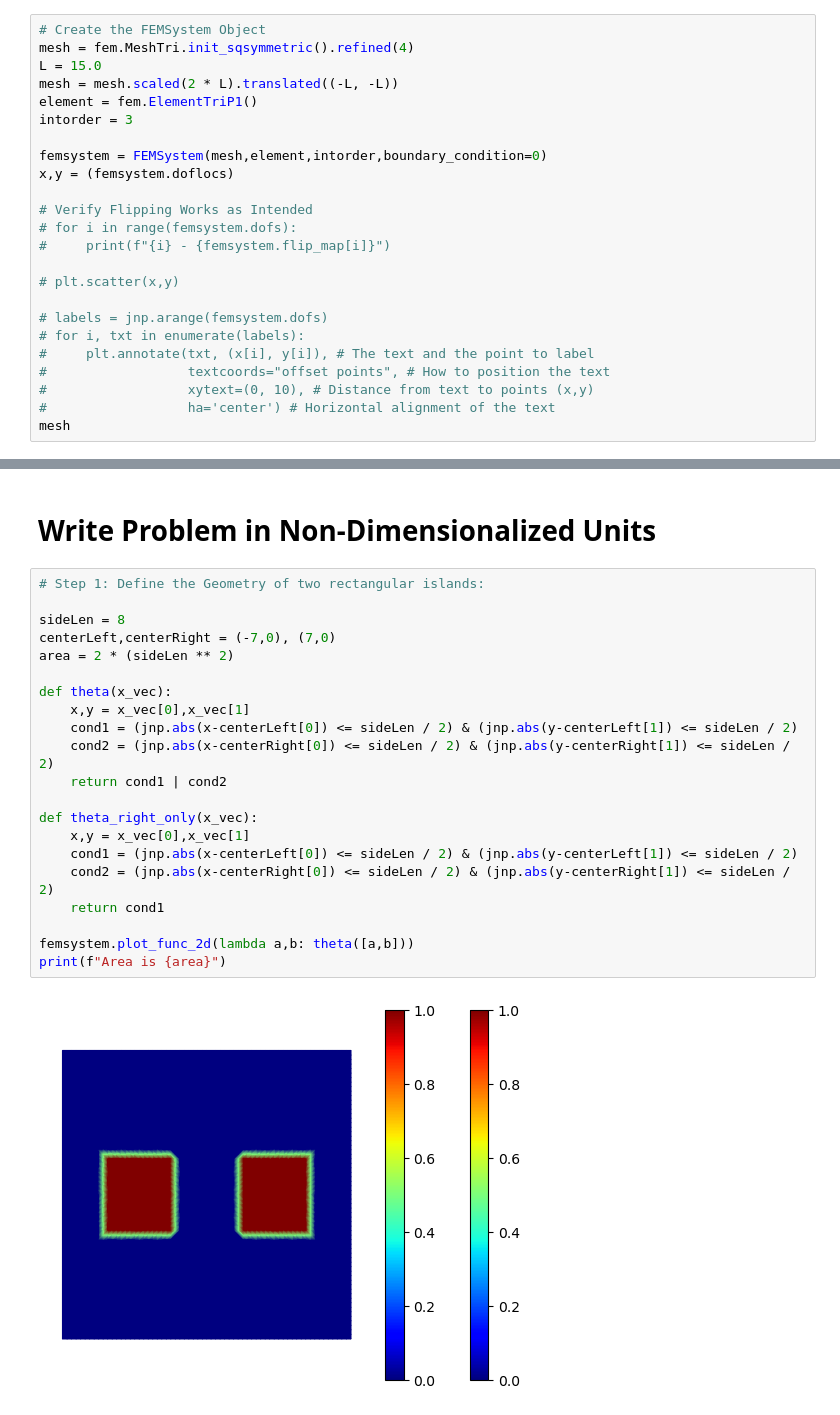
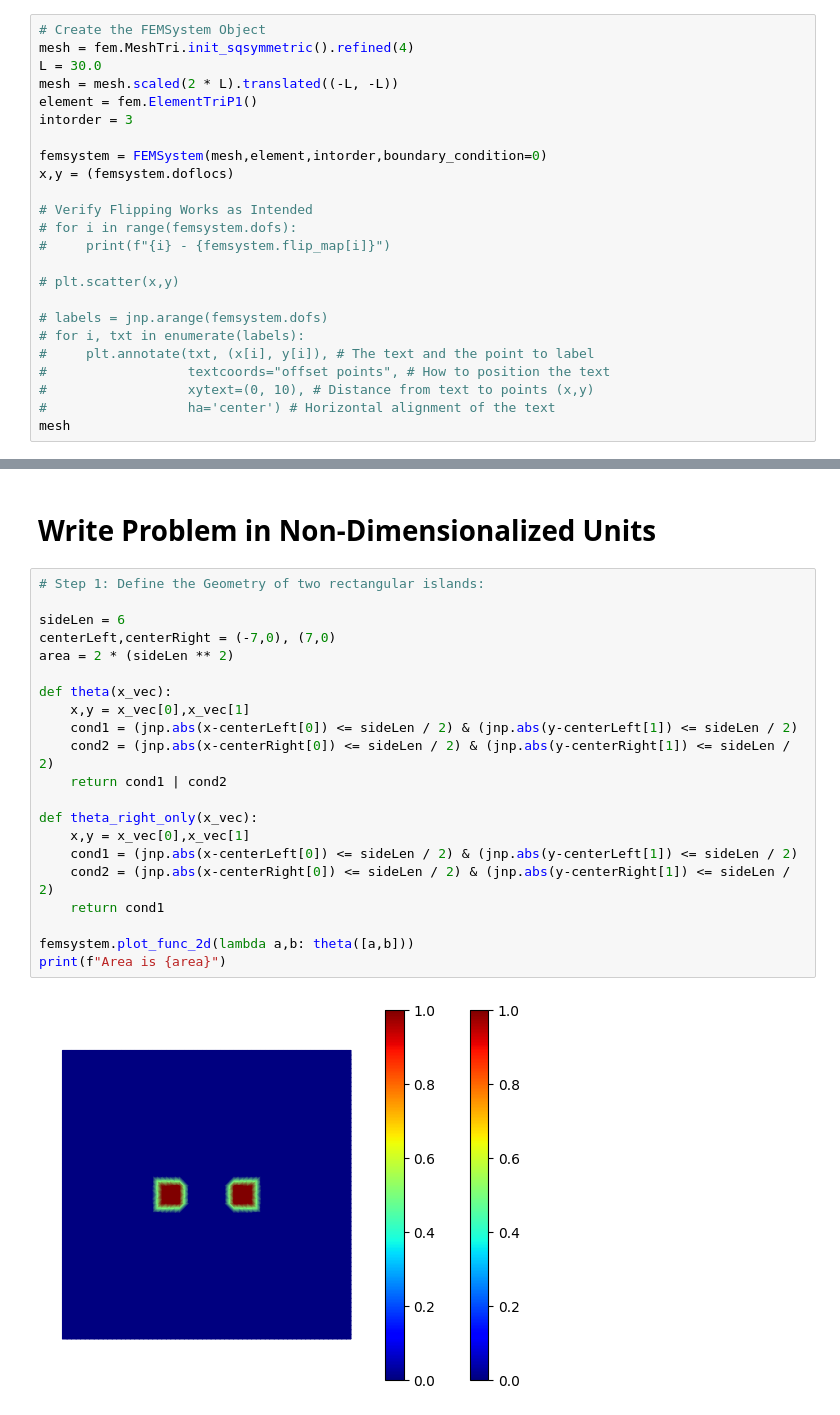
Before and after one commit to vcaipu/cqednumerics, a Jupyter notebook: examples/2DZeroPoint.ipynb, the cells around one changed output, grey strips where cells are left out. Cells and saved outputs as stored; diff of their text form.

```diff
--- a/examples/2DZeroPoint.ipynb
+++ b/examples/2DZeroPoint.ipynb
@@ -13,7 +18,7 @@ from FEMSystem import FEMSystem
 # %%
 # Create the FEMSystem Object
 mesh = fem.MeshTri.init_sqsymmetric().refined(4)
-L = 15.0
+L = 30.0
 mesh = mesh.scaled(2 * L).translated((-L, -L))
 element = fem.ElementTriP1()
 intorder = 3
@@ -44,23 +51,23 @@ mesh
 # %%
 # Step 1: Define the Geometry of two rectangular islands:
 
-sideLen = 8
+sideLen = 6
 centerLeft,centerRight = (-7,0), (7,0)
 area = 2 * (sideLen ** 2)
 
 def theta(x_vec):
     x,y = x_vec[0],x_vec[1]
     cond1 = (jnp.abs(x-centerLeft[0]) <= sideLen / 2) & (jnp.abs(y-centerLeft[1]) <= sideLen / 2)
     cond2 = (jnp.abs(x-centerRight[0]) <= sideLen / 2) & (jnp.abs(y-centerRight[1]) <= sideLen / 2)
     return cond1 | cond2
 
 def theta_right_only(x_vec):
     x,y = x_vec[0],x_vec[1]
     cond1 = (jnp.abs(x-centerLeft[0]) <= sideLen / 2) & (jnp.abs(y-centerLeft[1]) <= sideLen / 2)
     cond2 = (jnp.abs(x-centerRight[0]) <= sideLen / 2) & (jnp.abs(y-centerRight[1]) <= sideLen / 2)
     return cond1
 
 femsystem.plot_func_2d(lambda a,b: theta([a,b]))
 print(f"Area is {area}")
 # %% [output]
-[figure, old version]
+[figure, new version]
```
Also changed, not shown: parts of 6 cells of this notebook, 7 other files.
